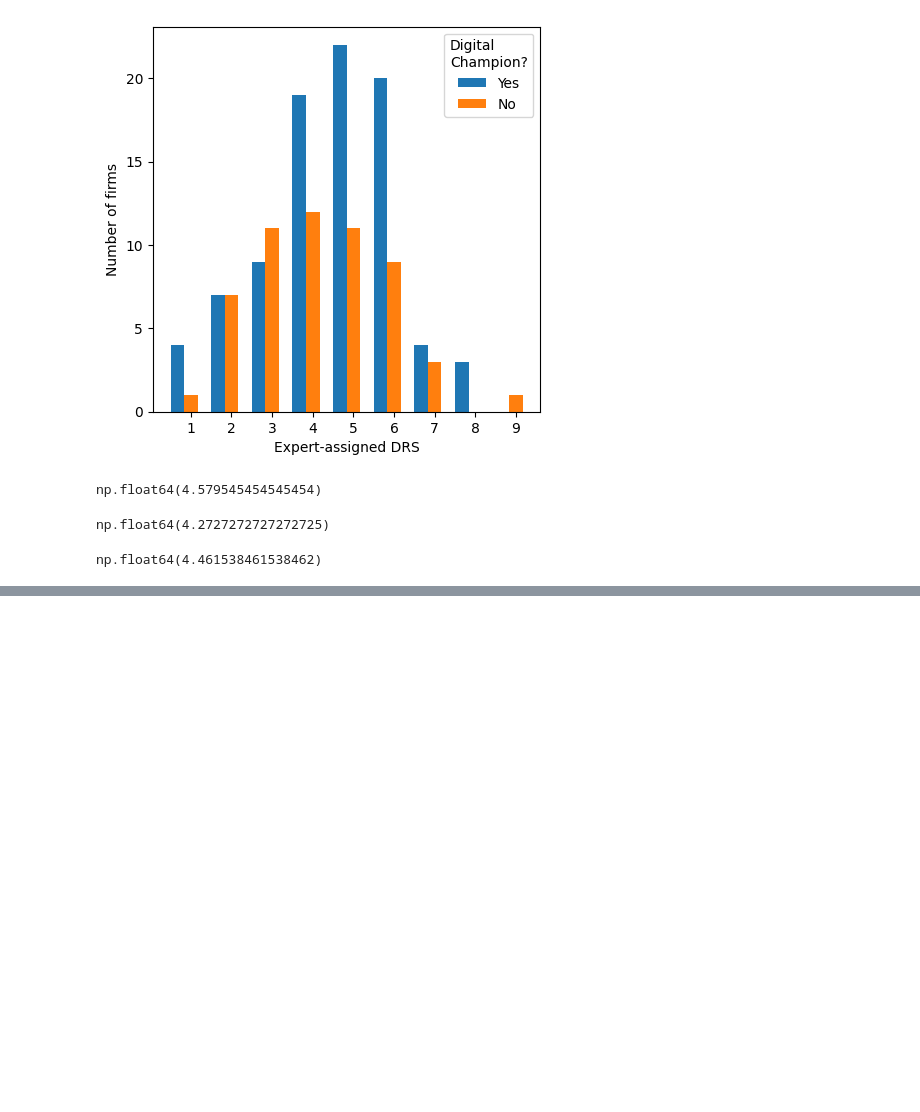
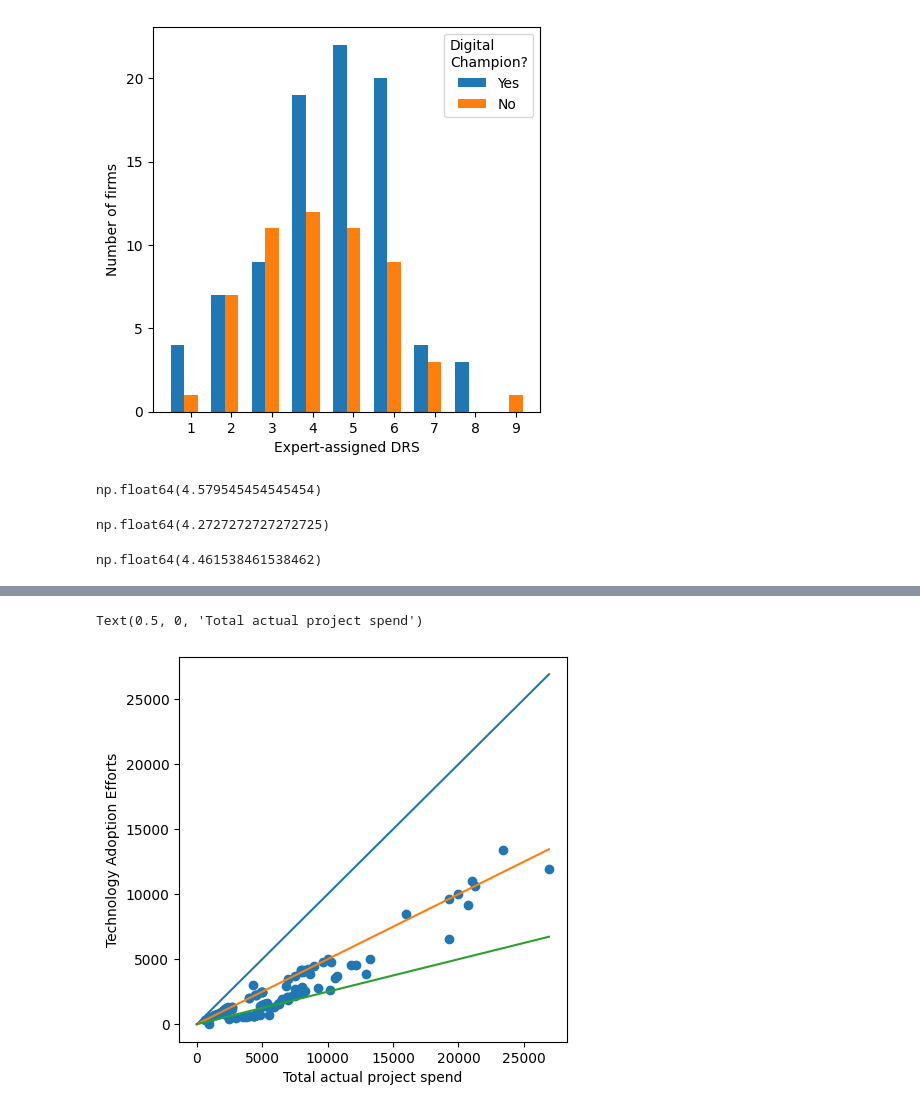
Before and after one commit to roughhawkbit/digi-inno-road-prod, a Jupyter notebook: analysis/DataCharacterisationForPaper.ipynb, the cells around one changed output, grey strips where cells are left out. Cells and saved outputs as stored; diff of their text form; code cells hidden in the pictures; blank space fills up the shorter version.

```diff
--- a/analysis/DataCharacterisationForPaper.ipynb
+++ b/analysis/DataCharacterisationForPaper.ipynb
@@ -756,0 +759,5 @@ np.float64(4.461538461538462)
+# %%
+tae_df = roadmaps_df[[tpl[0] for tpl in (key_vars + [('Total actual project spend', 'Total actual project spend')])]]
+tae_df = tae_df.dropna()
+tae_df.rename(columns={tpl[0]: tpl[1] for tpl in key_vars}, inplace=True)
+tae_df
@@ -756,0 +778,14 @@ np.float64(4.461538461538462)
+# %%
+fig, ax = matplotlib.pyplot.subplots(figsize=(5,5))
+
+ax.scatter(tae_df['Total actual project spend'], tae_df['Technology Adoption Efforts'])
+
+ax.plot([0,tae_df['Total actual project spend'].max()], [0,tae_df['Total actual project spend'].max()])
+ax.plot([0,tae_df['Total actual project spend'].max()], [0,0.5*tae_df['Total actual project spend'].max()])
+ax.plot([0,tae_df['Total actual project spend'].max()], [0,0.25*tae_df['Total actual project spend'].max()])
+
+ax.set_ylabel('Technology Adoption Efforts')
+ax.set_xlabel('Total actual project spend')
+# %% [output]
+Text(0.5, 0, 'Total actual project spend')
+[figure, added]
```
Also changed, not shown: parts of 4 cells of this notebook.
